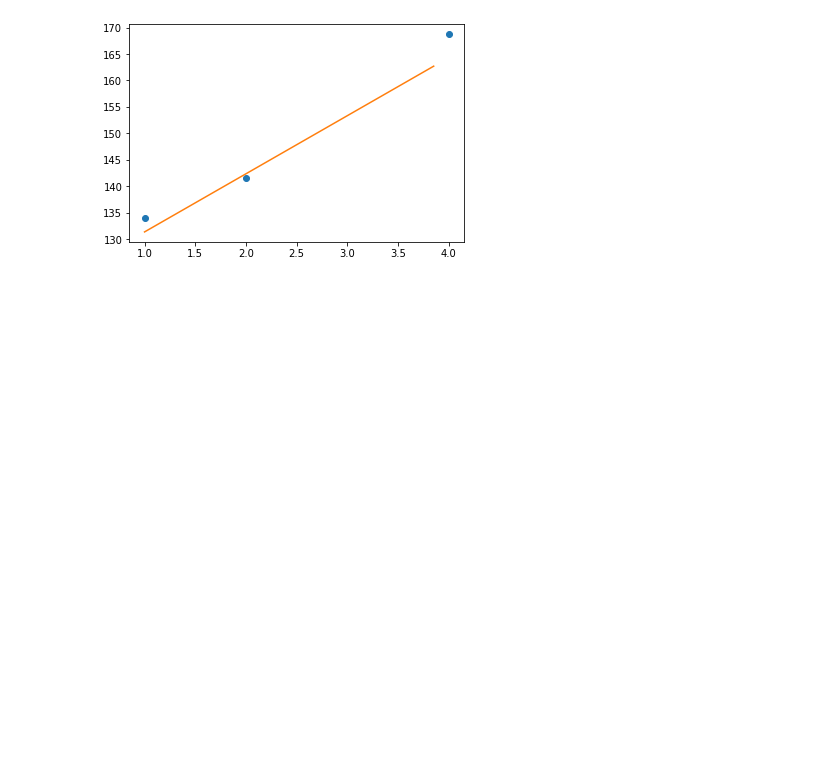
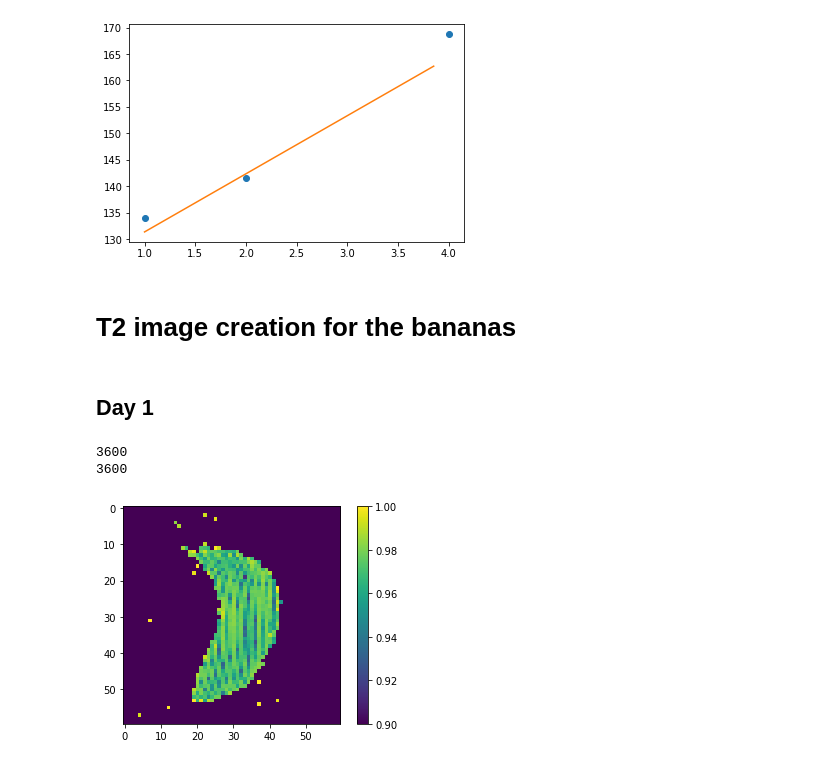
Before and after one commit to DrakeWhu/NMR-t1-t2-calculator, a Jupyter notebook: bananas.ipynb, the cells around one changed output. Drawn from its saved outputs; the diff is of its cells as text; code cells hidden in the pictures; blank space fills up the shorter version.

```diff
--- a/bananas.ipynb
+++ b/bananas.ipynb
@@ -255,3 +290,26 @@ plt.show()
  147.84095297 149.49095297 151.14095297 152.79095297 154.44095297
  156.09095297 157.74095297 159.39095297 161.04095297 162.69095297]
 [figure]
+# %% [markdown]
+# T2 image creation for the bananas
+# %% [markdown]
+## Day 1
+# %%
+import T2_creation
+import numpy as np
+import image_array_creation
+
+banana_T2_d1 = T2_creation.create_t2_image(image_array_creation.create_t2_array(t2_banana_d1),t2_banana_mask_d1)
+banana_bag_T2_d1 = T2_creation.create_t2_image(image_array_creation.create_t2_array(t2_banana_bag_d1),t2_banana_bag_mask_d1)
+
+
+plt.figure(1)
+plt.imshow(np.abs(banana_bag_T2_d1))
+plt.colorbar()
+plt.clim(0.9,1)
+plt.savefig('t2_banana_bag_image_d1.png', dpi='figure')
+plt.show()
+# %% [output]
+3600
+3600
+[figure, added]
```
Also changed, not shown: parts of 9 cells of this notebook, 2 other files.
